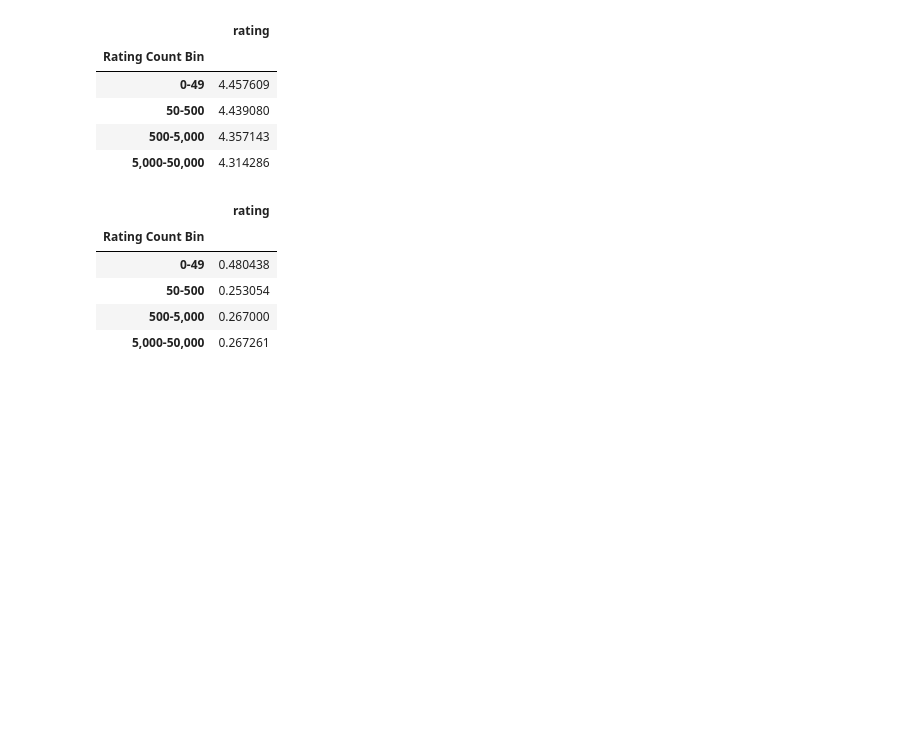
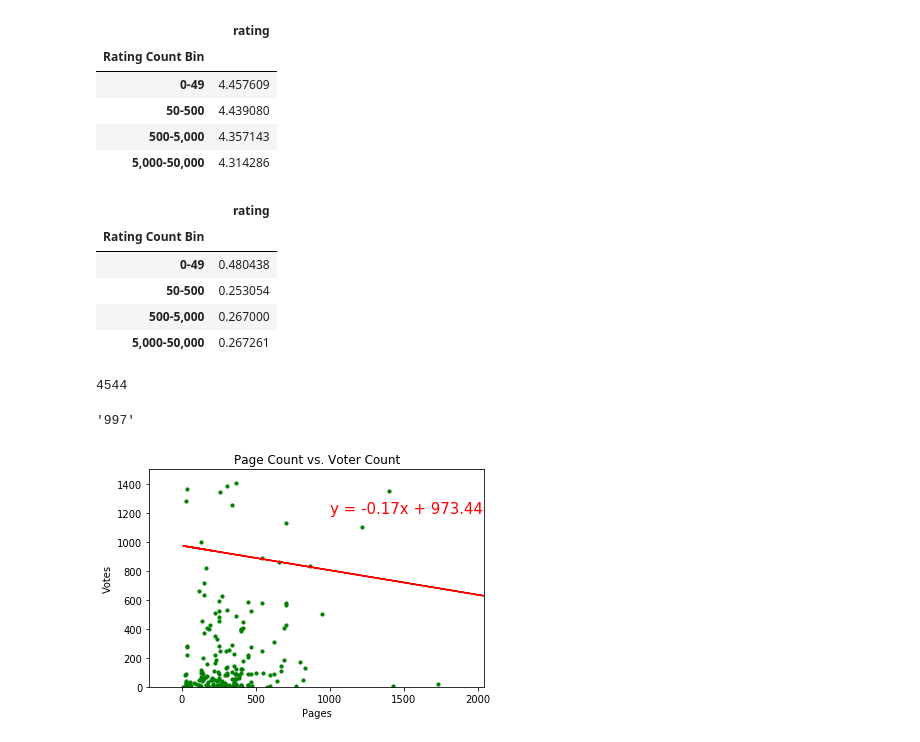
Before and after one commit to hrofarrow/Book_analysis-, a Jupyter notebook: Final_Data_Analysis.ipynb, the cells around one changed output. Drawn from its saved outputs; the diff is of its cells as text; code cells hidden in the pictures; blank space fills up the shorter version.

```diff
--- a/Final_Data_Analysis.ipynb
+++ b/Final_Data_Analysis.ipynb
@@ -476,0 +479,32 @@ book_group[["rating"]].std()
+# %%
+#find max pages for limit on x-axis
+max_x = book_df['page_count'].max()
+max_x
+# %% [output]
+4544
+# %%
+#find max voters for limit on y-axis
+max_y = book_df['voters'].max()
+max_y
+# %% [output]
+'997'
+# %%
+#graph data
+x_axis = book_df['page_count']
+y_axis = book_df['voters'].str.replace(",","").astype(float)
+plt.scatter(x_axis, y_axis, color='green', s=10)
+plt.xlim(right=max_x - 2500)
+plt.ylim(top=1500,bottom=0)
+plt.title("Page Count vs. Voter Count")
+plt.ylabel("Votes")
+plt.xlabel("Pages")
+(slope, intercept, rvalue, pvalue, stderr) = linregress(x_axis, y_axis)
+regress_values = x_axis * slope + intercept
+line_eq = "y = " + str(round(slope,2)) + "x + " + str(round(intercept,2))
+plt.plot(x_axis,regress_values,"r-")
+plt.annotate(line_eq, (1000,1200), fontsize=15, color="red")
+
+# Save the figure
+plt.savefig("./Figures/PageCountvsVoterCount.png")
+# %% [output]
+[figure, added]
```
Also changed, not shown: parts of 5 cells of this notebook, 7 other files.
